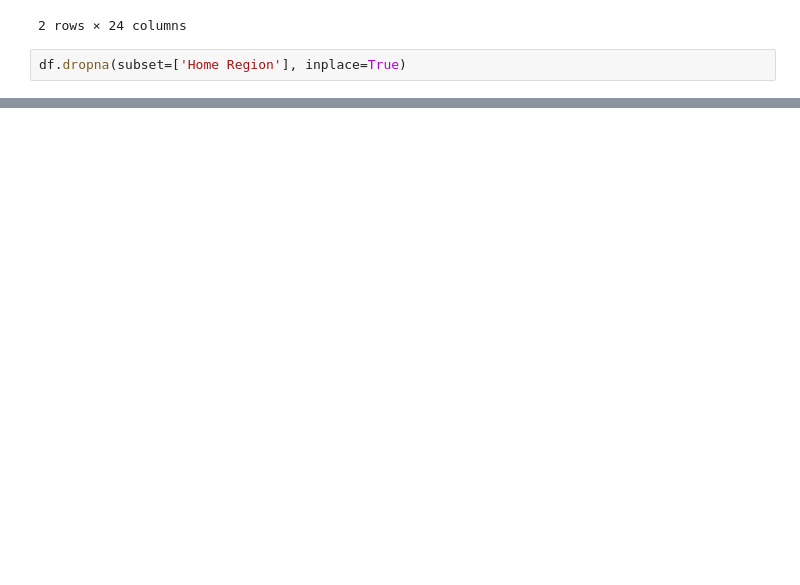
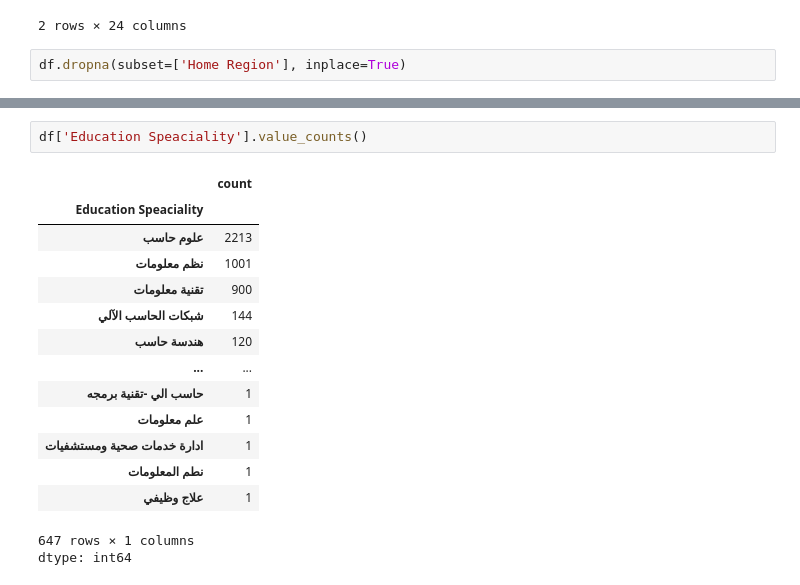
Before and after one commit to AbdullahAljubran/Elite-Training-Programs, a Jupyter notebook: main.ipynb, the cells around one changed output, grey strips where cells are left out. Drawn from its saved outputs; the diff is of its cells as text; blank space fills up the shorter version.

```diff
--- a/main.ipynb
+++ b/main.ipynb
@@ -378,3 +478,21 @@ df['Education Speaciality'].fillna('علوم الحاسبات',inplace=True)
+# %%
+df['Education Speaciality'].value_counts()
+# %% [output]
+|  | count |
+| Education Speaciality |  |
+| علوم حاسب | 2213 |
+| نظم معلومات | 1001 |
+| تقنية معلومات | 900 |
+| شبكات الحاسب الآلي | 144 |
+| هندسة حاسب | 120 |
+| ... | ... |
+| حاسب الي -تقنية برمجه | 1 |
+| علم معلومات | 1 |
+| ادارة خدمات صحية ومستشفيات | 1 |
+| نطم المعلومات | 1 |
+| علاج وظيفي | 1 |
+647 rows × 1 columns
+dtype: int64
 # %%
 # College
 # cince the data is about Tuwaiq academy, witch provides a computer science related courses, we will change the data into تكنولوجيا الاتصالات والمعلومات and غير ذلك,
```
Also changed, not shown: parts of 22 cells of this notebook.
